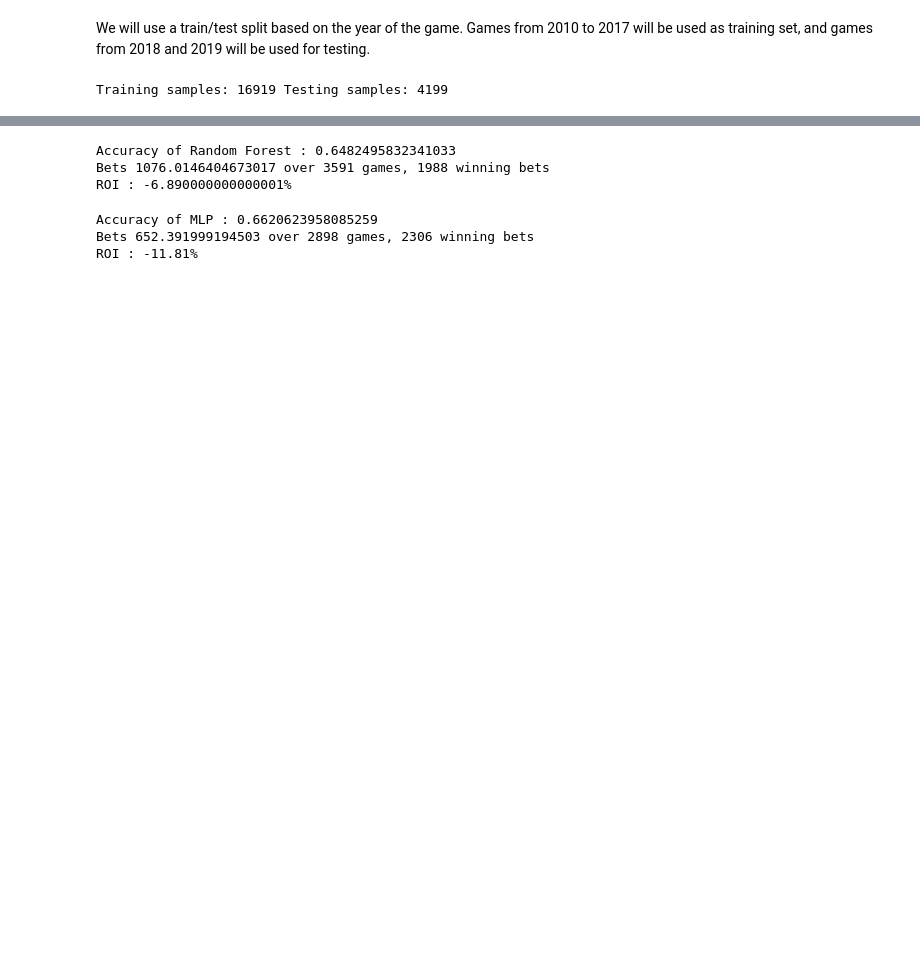
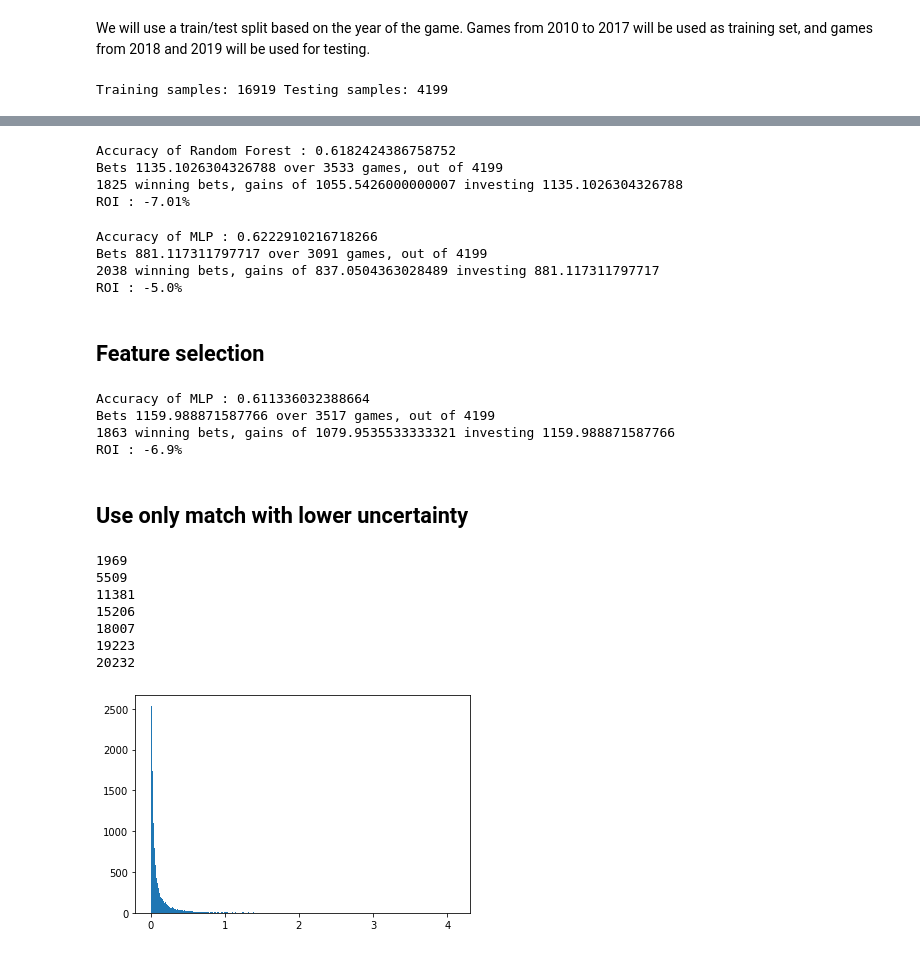
Before and after one commit to loricrash6/ATP_Predictions, a Jupyter notebook: atp_prediction.ipynb, the cells around one changed output, grey strips where cells are left out. Cells and saved outputs as stored; diff of their text form; code cells hidden in the pictures; blank space fills up the shorter version.

Commit message:
uncertainty and grand slam tests

```diff
--- a/atp_prediction.ipynb
+++ b/atp_prediction.ipynb
@@ -68,17 +71,9 @@ plt.show()
 # %%
 from betting import Bets
 bets = Bets(method='kelly')
-# %%
-from sklearn.preprocessing import LabelEncoder
-
-#Encode name into numeric values
-name_encoder = LabelEncoder()
-name_encoder.fit(pd.concat([df['p1'], df['p2']], axis=0))
-
-df['p1_id'] = name_encoder.transform(df['p1'])
-df['p2_id'] = name_encoder.transform(df['p2'])
-
-df.drop(['p1','p2'], axis =1, inplace=True)
+# %%
+#Add isGrandSlam feature, see tournaments.json for id mapping
+df["isGrandSlam"] = df["tourney_id"].apply(lambda x : 1 if x in {49,36,31,6} else 0)
 # %% [markdown]
 We will use a train/test split based on the year of the game. Games from 2010 to 2017 will be used as training set, and games from 2018 and 2019 will be used for testing.
 # %%
@@ -151,12 +153,13 @@ y_hat = rf.predict(X_test)
 print(f'Accuracy of Random Forest : {accuracy_score(y_test, y_hat)}')
 
 probs = rf.predict_proba(X_test)
-roi = bets.roi(list(probs[:,0]), list(X_test['p1_odd']), list(X_test['p2_odd']), list(y_test))
+roi = bets.roi(list(probs[:,0]), list(odds_p1_test), list(odds_p2_test), list(y_test))
 print(f'ROI : {round(roi,4)*100}%')
 # %% [output]
-Accuracy of Random Forest : 0.6482495832341033
-Bets 1076.0146404673017 over 3591 games, 1988 winning bets
-ROI : -6.890000000000001%
+Accuracy of Random Forest : 0.6182424386758752
+Bets 1135.1026304326788 over 3533 games, out of 4199
+1825 winning bets, gains of 1055.5426000000007 investing 1135.1026304326788
+ROI : -7.01%
 # %%
 from sklearn.neural_network import MLPClassifier
 
@@ -166,9 +169,56 @@ y_hat = mlp.predict(X_test)
 print(f'Accuracy of MLP : {accuracy_score(y_test, y_hat)}')
 
 probs = mlp.predict_proba(X_test)
-roi = bets.roi(list(probs[:,0]), list(X_test['p1_odd']), list(X_test['p2_odd']), list(y_test))
+roi = bets.roi(list(probs[:,0]), list(odds_p1_test), list(odds_p2_test), list(y_test))
 print(f'ROI : {round(roi,4)*100}%')
 # %% [output]
-Accuracy of MLP : 0.6620623958085259
-Bets 652.391999194503 over 2898 games, 2306 winning bets
-ROI : -11.81%
+Accuracy of MLP : 0.6222910216718266
+Bets 881.117311797717 over 3091 games, out of 4199
+2038 winning bets, gains of 837.0504363028489 investing 881.117311797717
+ROI : -5.0%
+# %% [markdown]
+## Feature selection
+# %%
+from sklearn.feature_selection import SelectFromModel
+from sklearn.pipeline import Pipeline
+
+
+clf = Pipeline([
+  ('feature_selection', SelectFromModel(LinearSVC())),
+  ('classification', RandomForestClassifier())
+])
+clf.fit(X_train, y_train)
+
+y_hat = clf.predict(X_test)
+print(f'Accuracy of MLP : {accuracy_score(y_test, y_hat)}')
+
+probs = clf.predict_proba(X_test)
+roi = bets.roi(list(probs[:,0]), list(odds_p1_test), list(odds_p2_test), list(y_test))
+print(f'ROI : {round(roi,4)*100}%')
+# %% [output]
+Accuracy of MLP : 0.611336032388664
+Bets 1159.988871587766 over 3517 games, out of 4199
+1863 winning bets, gains of 1079.9535533333321 investing 1159.988871587766
+ROI : -6.9%
+# %% [markdown]
+## Use only match with lower uncertainty
+# %%
+print(len(df[df['uncertainty']<0.01]))
+print(len(df[df['uncertainty']<0.02]))
+print(len(df[df['uncertainty']<0.05]))
+print(len(df[df['uncertainty']<0.1]))
+print(len(df[df['uncertainty']<0.2]))
+print(len(df[df['uncertainty']<0.3]))
+print(len(df[df['uncertainty']<0.5]))
+
+plt.hist(df['uncertainty'],bins='auto')
+plt.show()
+# %% [output]
+1969
+5509
+11381
+15206
+18007
+19223
+20232
+[figure, added]
```
Also changed, not shown: parts of 14 cells of this notebook, 1 other file.
